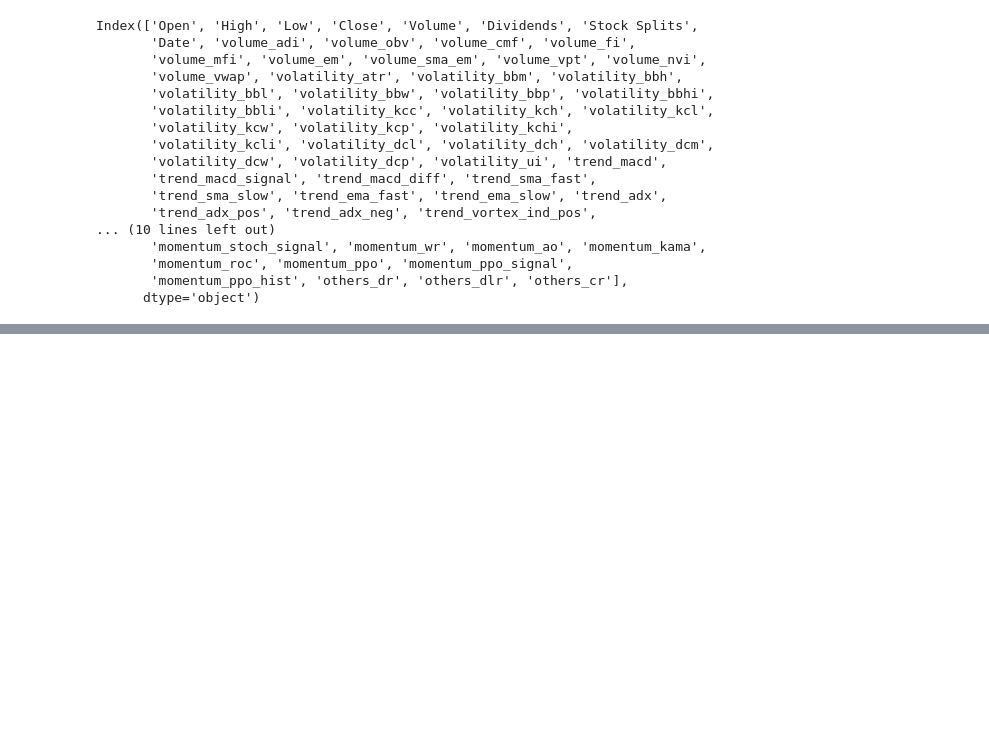
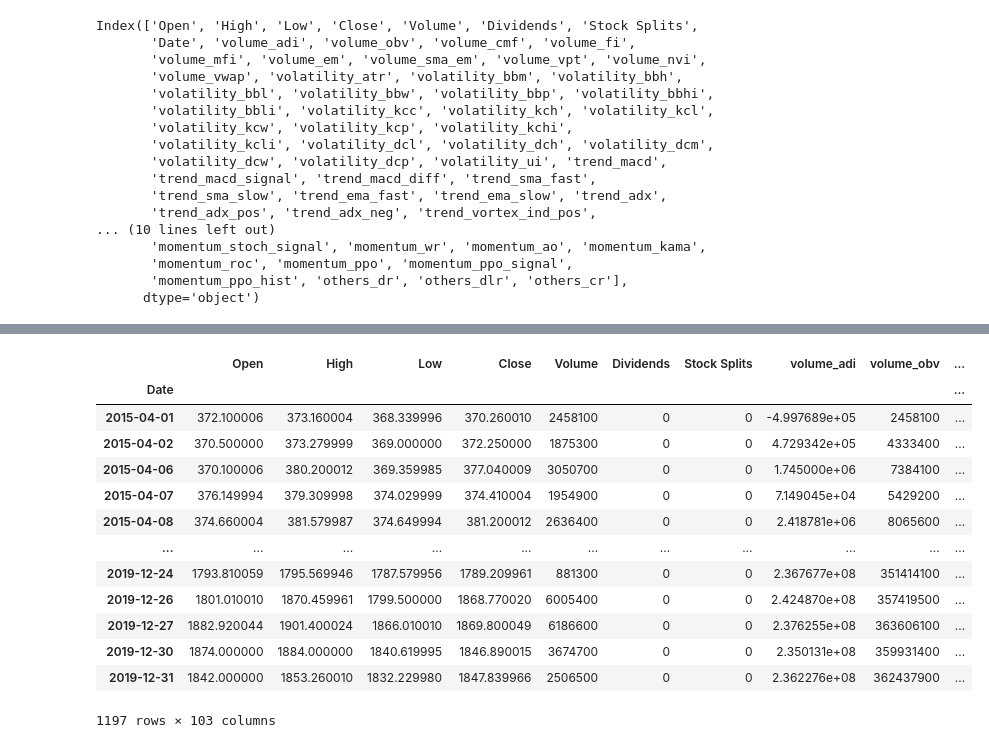
Before and after one commit to djparker29/predictStocks, a Jupyter notebook: Coding Section.ipynb, the cells around one changed output, grey strips where cells are left out. Drawn from its saved outputs; the diff is of its cells as text; code cells hidden in the pictures; blank space fills up the shorter version.

```diff
--- a/Coding Section.ipynb
+++ b/Coding Section.ipynb
@@ -8,7 +8,7 @@ import sys
 tickerSymbol = 'AMZN'
 
 # Dates
-startDate = '2013-01-01'
+startDate = '2015-04-01'
 endDate = '2020-01-01'
 # %%
 !{sys.executable} -m pip install yfinance
@@ -135 +92,18 @@ Requirement already satisfied: importlib-metadata>=0.20; python_version < "3.8"
 Requirement already satisfied: zipp>=0.5 in /usr/local/lib/python3.6/dist-packages (from importlib-metadata>=0.20; python_version < "3.8"->catalogue<1.1.0,>=0.0.7->spacy>=2.0.18; python_version < "3.8 ...
+# %%
+fastai.tabular.add_datepart(df, 'Date', drop=True)
+# %% [output]
+|  | Open | High | Low | Close | Volume | Dividends | Stock Splits | volume_adi | volume_obv | ... |
+| Date |  |  |  |  |  |  |  |  |  | ... |
+| 2015-04-01 | 372.100006 | 373.160004 | 368.339996 | 370.260010 | 2458100 | 0 | 0 | -4.997689e+05 | 2458100 | ... |
+| 2015-04-02 | 370.500000 | 373.279999 | 369.000000 | 372.250000 | 1875300 | 0 | 0 | 4.729342e+05 | 4333400 | ... |
+| 2015-04-06 | 370.100006 | 380.200012 | 369.359985 | 377.040009 | 3050700 | 0 | 0 | 1.745000e+06 | 7384100 | ... |
+| 2015-04-07 | 376.149994 | 379.309998 | 374.029999 | 374.410004 | 1954900 | 0 | 0 | 7.149045e+04 | 5429200 | ... |
+| 2015-04-08 | 374.660004 | 381.579987 | 374.649994 | 381.200012 | 2636400 | 0 | 0 | 2.418781e+06 | 8065600 | ... |
+| ... | ... | ... | ... | ... | ... | ... | ... | ... | ... | ... |
+| 2019-12-24 | 1793.810059 | 1795.569946 | 1787.579956 | 1789.209961 | 881300 | 0 | 0 | 2.367677e+08 | 351414100 | ... |
+| 2019-12-26 | 1801.010010 | 1870.459961 | 1799.500000 | 1868.770020 | 6005400 | 0 | 0 | 2.424870e+08 | 357419500 | ... |
+| 2019-12-27 | 1882.920044 | 1901.400024 | 1866.010010 | 1869.800049 | 6186600 | 0 | 0 | 2.376255e+08 | 363606100 | ... |
+| 2019-12-30 | 1874.000000 | 1884.000000 | 1840.619995 | 1846.890015 | 3674700 | 0 | 0 | 2.350131e+08 | 359931400 | ... |
+| 2019-12-31 | 1842.000000 | 1853.260010 | 1832.229980 | 1847.839966 | 2506500 | 0 | 0 | 2.362276e+08 | 362437900 | ... |
+1197 rows × 103 columns
```
Also changed, not shown: parts of 18 cells of this notebook.
